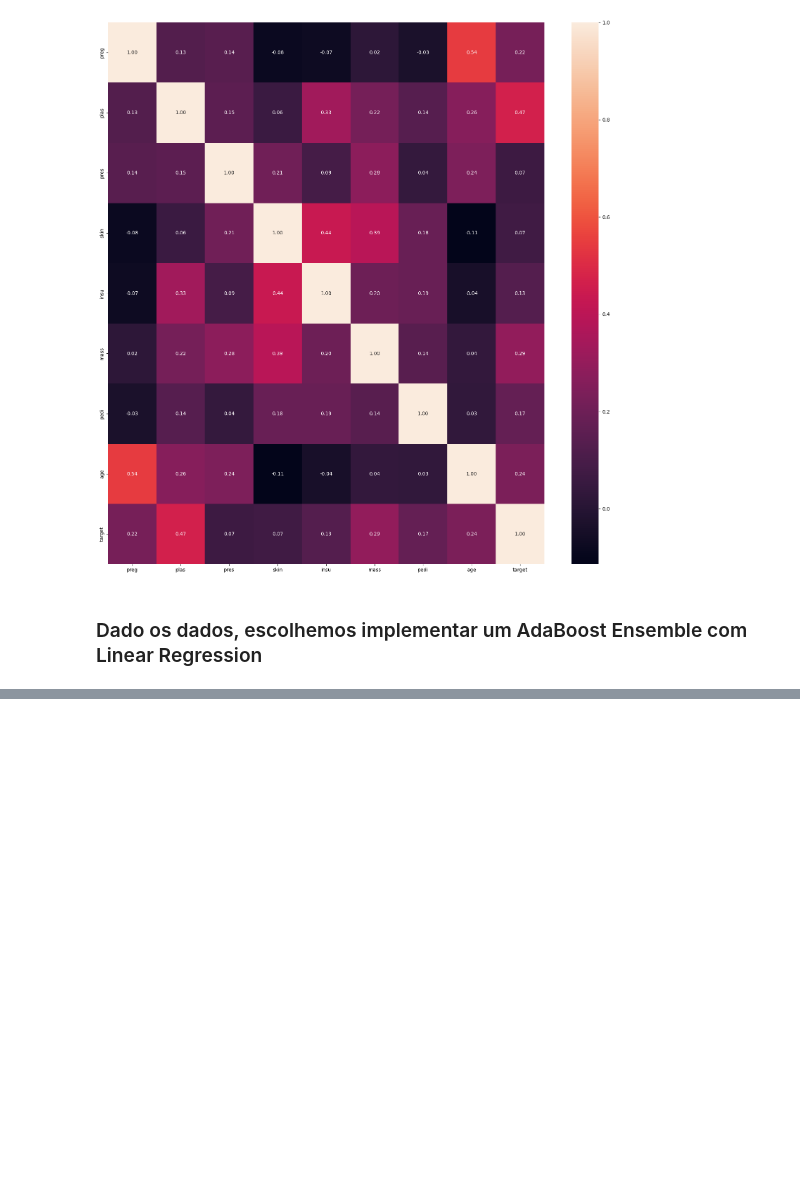
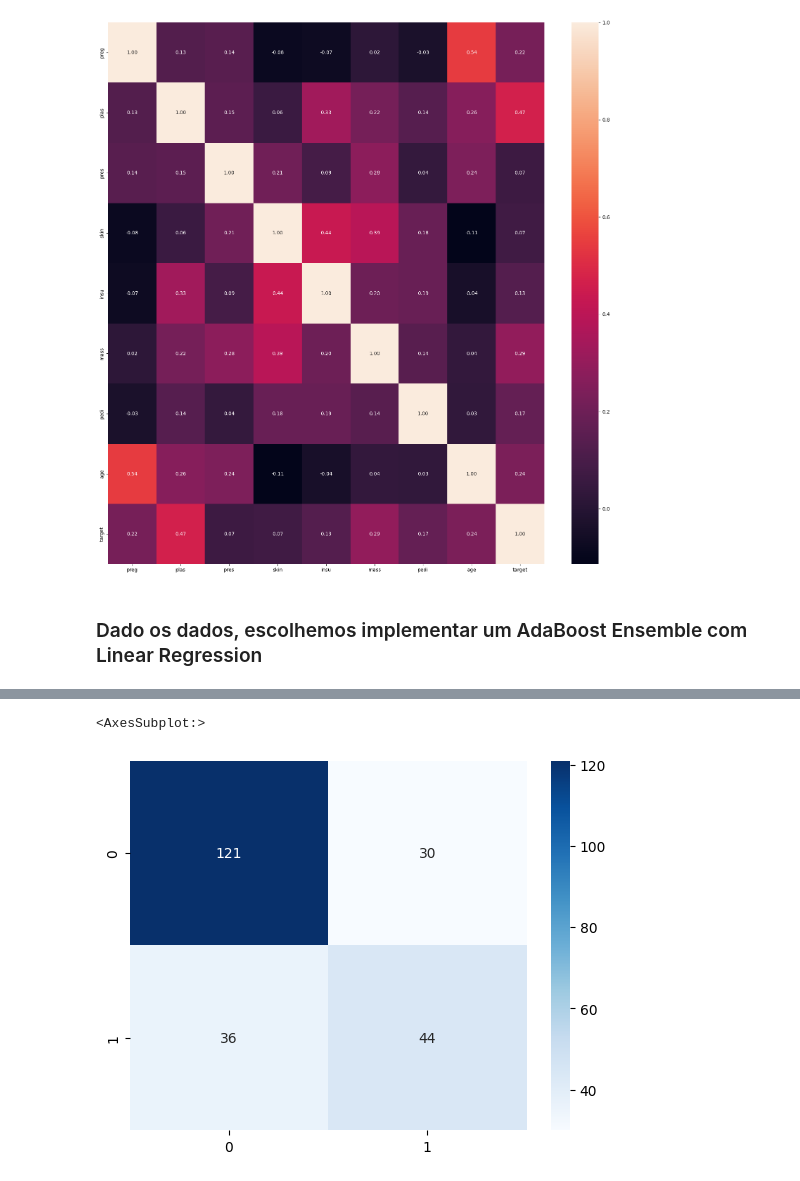
Before and after one commit to PRCSousa/ML-Assignment1, a Jupyter notebook: main.ipynb, the cells around one changed output, grey strips where cells are left out. Saved outputs shown, nothing was run; the diff lists cells and outputs as text; code cells hidden in the pictures; blank space fills up the shorter version.

```diff
--- a/main.ipynb
+++ b/main.ipynb
@@ -100,0 +314,6 @@ class AdaBoost:
+# %%
+# plot contigency table
+sns.heatmap(confusion_matrix(y_test2, y_pred2), annot=True, fmt='d', cmap='Blues')
+# %% [output]
+<AxesSubplot:>
+[figure, added]
```
Also changed, not shown: parts of 21 cells of this notebook, 1 other file.
